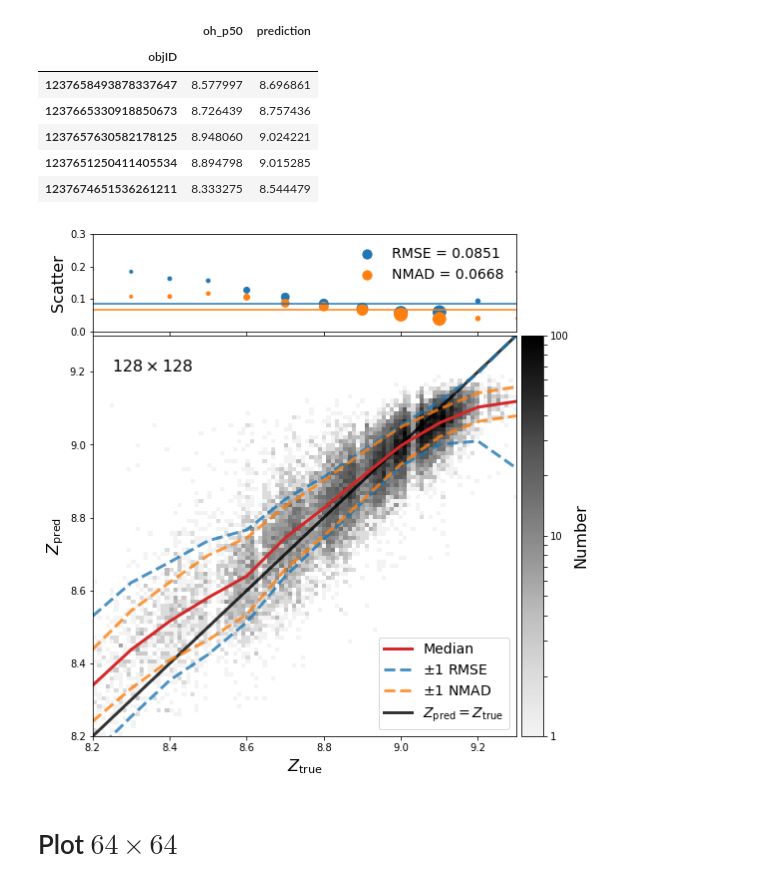
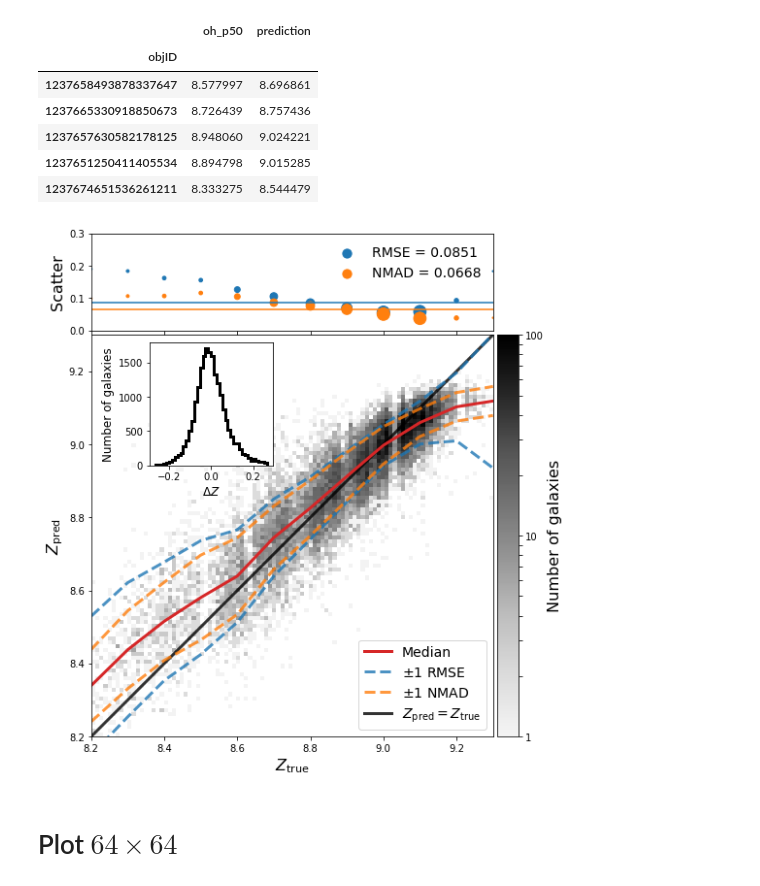
Before and after one commit to jwuphysics/galaxy-cnns, a Jupyter notebook: notebook/paper/02-prediction_summary.ipynb, the cells around one changed output. Drawn from its saved outputs; the diff is of its cells as text; code cells hidden in the pictures.

```diff
--- a/notebook/paper/02-prediction_summary.ipynb
+++ b/notebook/paper/02-prediction_summary.ipynb
@@ -58,12 +58,12 @@ def plot_comparison_with_marginals(y_test, p_test, sz=128, which='metallicity',
     ax.set_xlabel(xlabel, fontsize=16)
     ax.set_ylabel(ylabel, fontsize=16)
 
-    ax.text(bmin + 0.05, bmax - step, r'${} \times {}$'.format(sz, sz), fontsize=16)
+    #ax.text(bmin + 0.05, bmax - step, r'${} \times {}$'.format(sz, sz), fontsize=16)
 
     # add colorbar
     ax_cb = fig.add_subplot(gs[4:, 18:19])
     cb = fig.colorbar(im, cax=ax_cb);
-    cb.set_label('Number', fontsize=16)
+    cb.set_label('Number of galaxies', fontsize=16)
     cb.ax.set_yticklabels([1] + ['']*8 + [10] + ['']*8 + [100])
 
     # add top margin plot
@@ -105,13 +105,15 @@ def plot_comparison_with_marginals(y_test, p_test, sz=128, which='metallicity',
 
     ax.legend(loc='lower right', fontsize=14)
 
-    fig.subplots_adjust(left=0.05, right=0.975, bottom=0.075, top=0.95)
+    fig.subplots_adjust(left=0.025, right=0.925, bottom=0.075, top=0.975)
 
 
     if not figname:
         fig.savefig(f'{PATH}/results/single-sz{sz}_{which}_pred-vs-SDSS_with-marginals.pdf', dpi=300)
     else:
         fig.savefig(figname, dpi=300)
+
+    return fig
 # %% [markdown]
 # Plot $128 \times 128$ prediction results
 # %%
@@ -125,12 +127,28 @@ preds.head()
 | 1237657630582178125 | 8.948060 | 9.024221 |
 | 1237651250411405534 | 8.894798 | 9.015285 |
 | 1237674651536261211 | 8.333275 | 8.544479 |
-# %%
-plot_comparison_with_marginals(preds.oh_p50, preds.prediction, sz=128,
-                               figname=f'{PATH}/results/02-prediction_128_summary.pdf'
-                              )
-# %% [output]
-[figure, removed]
+# %%
+fig = plot_comparison_with_marginals(preds.oh_p50, preds.prediction, sz=128,
+                                     figname=f'{PATH}/results/02-prediction_summary.pdf'
+                                    )
+
+# residuals
+res = preds.prediction - preds.oh_p50
+binsize_res = 2 * (res.quantile(0.75) - res.quantile(0.25)) * res.size**(-1/3)
+
+bins = 40
+histrange_res = [-bins * binsize_res, bins * binsize_res]
+
+ax_inset = fig.add_axes([0.22, 0.56, 0.22, 0.22])
+
+n, bin_edges, _ = ax_inset.hist(res, bins=bins, range=histrange_res, color='k', histtype='step', lw=3)
+
+ax_inset.set_xlabel('$\Delta Z$', fontsize=12)
+ax_inset.set_ylabel('Number of galaxies', fontsize=12)
+
+fig.savefig(f'{PATH}/results/02-prediction_summary.pdf')
+# %% [output]
+[figure, added]
 # %% [markdown]
 # Plot $64 \times 64$
 # %%
```
Also changed, not shown: 6 other files.
